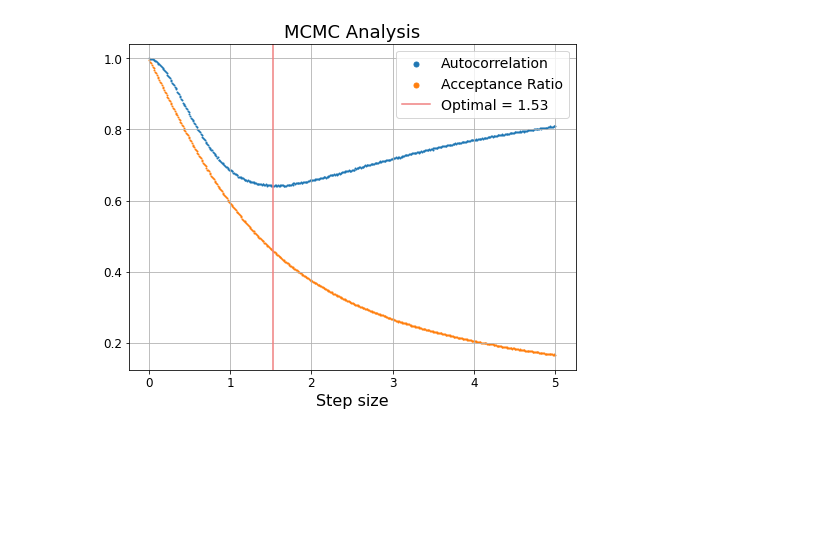
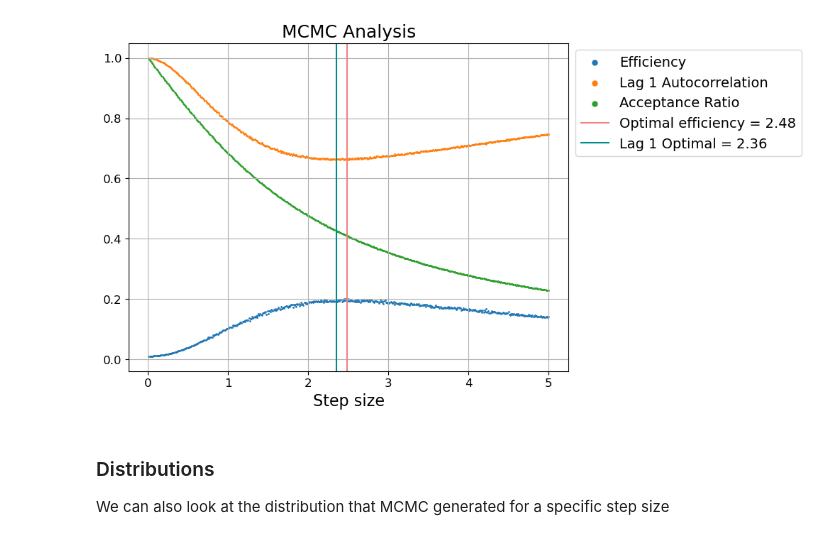
Before and after one commit to ArktisDev/MCMC, a Jupyter notebook: stepsize/graphing/StepSizeAnalysis.ipynb, the cells around one changed output. Saved outputs shown, nothing was run; the diff lists cells and outputs as text; code cells hidden in the pictures; blank space fills up the shorter version.

Commit message:
Calculate efficiency in step size code

```diff
--- a/stepsize/graphing/StepSizeAnalysis.ipynb
+++ b/stepsize/graphing/StepSizeAnalysis.ipynb
@@ -25,4 +9,7 @@ headers = pd.read_csv('../data/statistics.txt', delim_whitespace=True, nrows=0).
 stats = pd.read_csv('../data/statistics.txt', delim_whitespace=True, header=None, skiprows=1, names=headers)
 
 display(stats)
+
+# a numpy array of efficiency as a function of step size
+efficiency = 1 / (1 + 2 * np.sum(stats.iloc[:, 2:].to_numpy(), axis=1))
 # %% [output]
@@ -42,29 +29,37 @@ display(stats)
 # %%
-#def poly5(x, b, c, d, e, f):
-#    return 1 + b * x + c * x ** 2 + d * x ** 3 + e * x ** 4 + f * x ** 5
-#
-#popt, pcov = scipy.optimize.curve_fit(poly5, stats['Stepsize'], stats['Autocorrelation'])
-#optstepsize = scipy.optimize.minimize(poly5, 2, args=tuple(popt), bounds=[(min(stats['Stepsize']), max(stats['Stepsize']))])['x'][0]
+def poly(x, a, b, c, d, e, f):
+    return a + b * x + c * x ** 2 + d * x ** 3 + e * x ** 4 + f * x ** 5
 
-optstepsize = stats['Stepsize'][np.argmin(stats['Autocorrelation'])]
+popt, pcov = scipy.optimize.curve_fit(poly, stats['Stepsize'], efficiency)
+opteffstepsize = scipy.optimize.minimize(lambda x : -poly(x, *popt), 2, bounds=[(min(stats['Stepsize']), max(stats['Stepsize']))])['x'][0]
+
+popt, pcov = scipy.optimize.curve_fit(poly, stats['Stepsize'], stats['k=1'])
+optk1stepsize = scipy.optimize.minimize(lambda x : poly(x, *popt), 2, bounds=[(min(stats['Stepsize']), max(stats['Stepsize']))])['x'][0]
+
 
 fig, ax = plt.subplots(figsize=(8,6))
 
-ax.scatter(stats['Stepsize'], stats['Autocorrelation'], s=1, label='Autocorrelation')
+ax.scatter(stats['Stepsize'], efficiency, s=1, label='Efficiency')
+ax.scatter(stats['Stepsize'], stats['k=1'], s=1, label='Lag 1 Autocorrelation')
 ax.scatter(stats['Stepsize'], stats['Acceptance'], s=1, label='Acceptance Ratio')
 
-ax.axvline(optstepsize, c='lightcoral', label='Optimal = {:.2f}'.format(optstepsize))
+ax.axvline(opteffstepsize, c='lightcoral', label='Optimal efficiency = {:.2f}'.format(opteffstepsize))
+ax.axvline(optk1stepsize, c='darkcyan', label='Lag 1 Optimal = {:.2f}'.format(optk1stepsize))
 
 ax.set_xlabel('Step size', fontsize=16)
 ax.set_title('MCMC Analysis', fontsize=18)
 
 ax.tick_params(axis='both', labelsize=12)
 
 ax.grid()
-legend = ax.legend(fontsize=14, markerscale=5)
+legend = ax.legend(fontsize=14, markerscale=5, bbox_to_anchor = (1, 1))
 
-fig.savefig('../results/r2GS_1.0.png', dpi=400, bbox_inches='tight', facecolor='white', transparent=False)
+#fig.savefig('../results/r2WS_2.0_0.54.png', dpi=400, bbox_inches='tight', facecolor='white', transparent=False)
 
 plt.show()
 # %% [output]
-[figure, old version]
+[figure, new version]
+# %% [markdown]
+### Distributions
+
+We can also look at the distribution that MCMC generated for a specific step size
```
Also changed, not shown: parts of 4 cells of this notebook, 6 other files.
